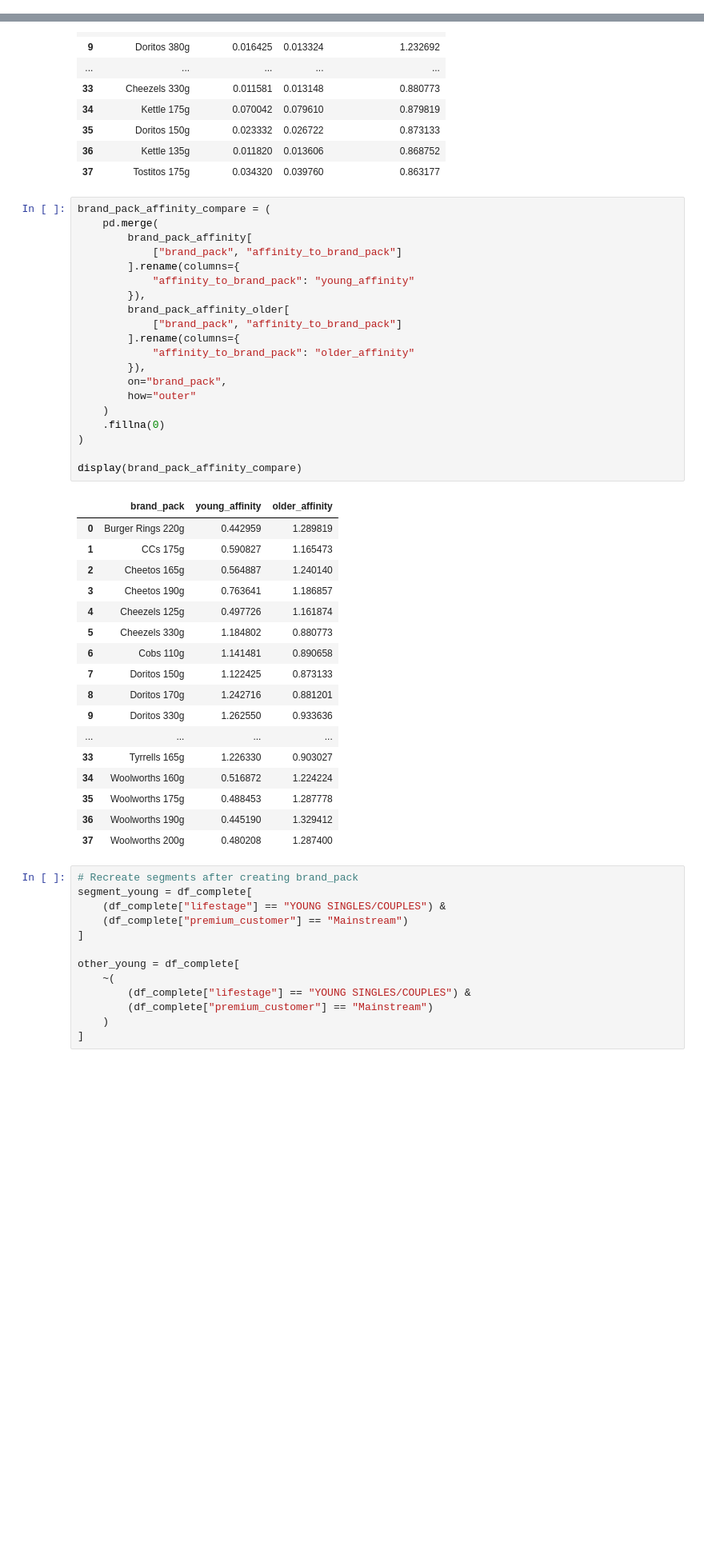
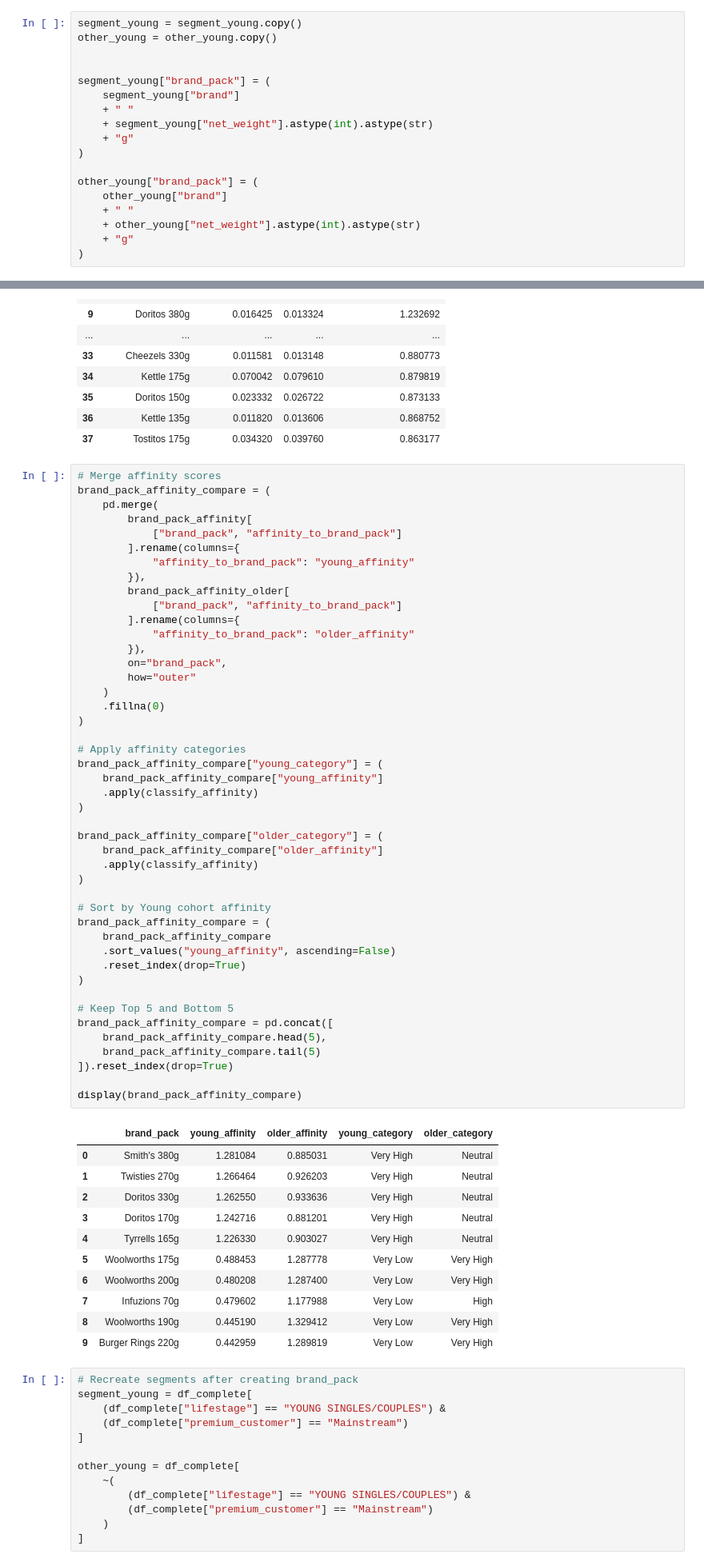
Before and after one commit to J0NA1RON/retail-customer-segmentation, a Jupyter notebook: notebooks/DATA PREPARATION.ipynb, the cells around one changed output, grey strips where cells are left out. Shown at 80% size. Cells and saved outputs as stored; diff of their text form; blank space fills up the shorter version.

```diff
--- a/notebooks/DATA PREPARATION.ipynb
+++ b/notebooks/DATA PREPARATION.ipynb
@@ -1075,6 +1075,24 @@ product_affinity_young.sort_values(
 | woolworths cheese rings 190 g | 0.002854 | 0.006410 | 0.445190 |
 | burger rings 220 g | 0.002937 | 0.006630 | 0.442959 |
 104 rows × 3 columns
+# %%
+segment_young = segment_young.copy()
+other_young = other_young.copy()
+
+
+segment_young["brand_pack"] = (
+    segment_young["brand"]
+    + " "
+    + segment_young["net_weight"].astype(int).astype(str)
+    + "g"
+)
+
+other_young["brand_pack"] = (
+    other_young["brand"]
+    + " "
+    + other_young["net_weight"].astype(int).astype(str)
+    + "g"
+)
 # %%
 # Create a Brand + Pack identifier
 df_complete["brand_pack"] = (
@@ -1244,43 +1262,62 @@ display(brand_pack_affinity_older)
 | 36 | Kettle 135g | 0.011820 | 0.013606 | 0.868752 |
 | 37 | Tostitos 175g | 0.034320 | 0.039760 | 0.863177 |
 # %%
+# Merge affinity scores
 brand_pack_affinity_compare = (
     pd.merge(
         brand_pack_affinity[
             ["brand_pack", "affinity_to_brand_pack"]
         ].rename(columns={
             "affinity_to_brand_pack": "young_affinity"
         }),
         brand_pack_affinity_older[
             ["brand_pack", "affinity_to_brand_pack"]
         ].rename(columns={
             "affinity_to_brand_pack": "older_affinity"
         }),
         on="brand_pack",
         how="outer"
     )
     .fillna(0)
 )
 
+# Apply affinity categories
+brand_pack_affinity_compare["young_category"] = (
+    brand_pack_affinity_compare["young_affinity"]
+    .apply(classify_affinity)
+)
+
+brand_pack_affinity_compare["older_category"] = (
+    brand_pack_affinity_compare["older_affinity"]
+    .apply(classify_affinity)
+)
+
+# Sort by Young cohort affinity
+brand_pack_affinity_compare = (
+    brand_pack_affinity_compare
+    .sort_values("young_affinity", ascending=False)
+    .reset_index(drop=True)
+)
+
+# Keep Top 5 and Bottom 5
+brand_pack_affinity_compare = pd.concat([
+    brand_pack_affinity_compare.head(5),
+    brand_pack_affinity_compare.tail(5)
+]).reset_index(drop=True)
+
 display(brand_pack_affinity_compare)
 # %% [output]
-|  | brand_pack | young_affinity | older_affinity |
-| 0 | Burger Rings 220g | 0.442959 | 1.289819 |
-| 1 | CCs 175g | 0.590827 | 1.165473 |
-| 2 | Cheetos 165g | 0.564887 | 1.240140 |
-| 3 | Cheetos 190g | 0.763641 | 1.186857 |
-| 4 | Cheezels 125g | 0.497726 | 1.161874 |
-| 5 | Cheezels 330g | 1.184802 | 0.880773 |
-| 6 | Cobs 110g | 1.141481 | 0.890658 |
-| 7 | Doritos 150g | 1.122425 | 0.873133 |
-| 8 | Doritos 170g | 1.242716 | 0.881201 |
-| 9 | Doritos 330g | 1.262550 | 0.933636 |
-| ... | ... | ... | ... |
-| 33 | Tyrrells 165g | 1.226330 | 0.903027 |
-| 34 | Woolworths 160g | 0.516872 | 1.224224 |
-| 35 | Woolworths 175g | 0.488453 | 1.287778 |
-| 36 | Woolworths 190g | 0.445190 | 1.329412 |
-| 37 | Woolworths 200g | 0.480208 | 1.287400 |
+|  | brand_pack | young_affinity | older_affinity | young_category | older_category |
+| 0 | Smith's 380g | 1.281084 | 0.885031 | Very High | Neutral |
+| 1 | Twisties 270g | 1.266464 | 0.926203 | Very High | Neutral |
+| 2 | Doritos 330g | 1.262550 | 0.933636 | Very High | Neutral |
+| 3 | Doritos 170g | 1.242716 | 0.881201 | Very High | Neutral |
+| 4 | Tyrrells 165g | 1.226330 | 0.903027 | Very High | Neutral |
+| 5 | Woolworths 175g | 0.488453 | 1.287778 | Very Low | Very High |
+| 6 | Woolworths 200g | 0.480208 | 1.287400 | Very Low | Very High |
+| 7 | Infuzions 70g | 0.479602 | 1.177988 | Very Low | High |
+| 8 | Woolworths 190g | 0.445190 | 1.329412 | Very Low | Very High |
+| 9 | Burger Rings 220g | 0.442959 | 1.289819 | Very Low | Very High |
 # %%
 # Recreate segments after creating brand_pack
 segment_young = df_complete[
```
Also changed, not shown: parts of 1 cell of this notebook.
